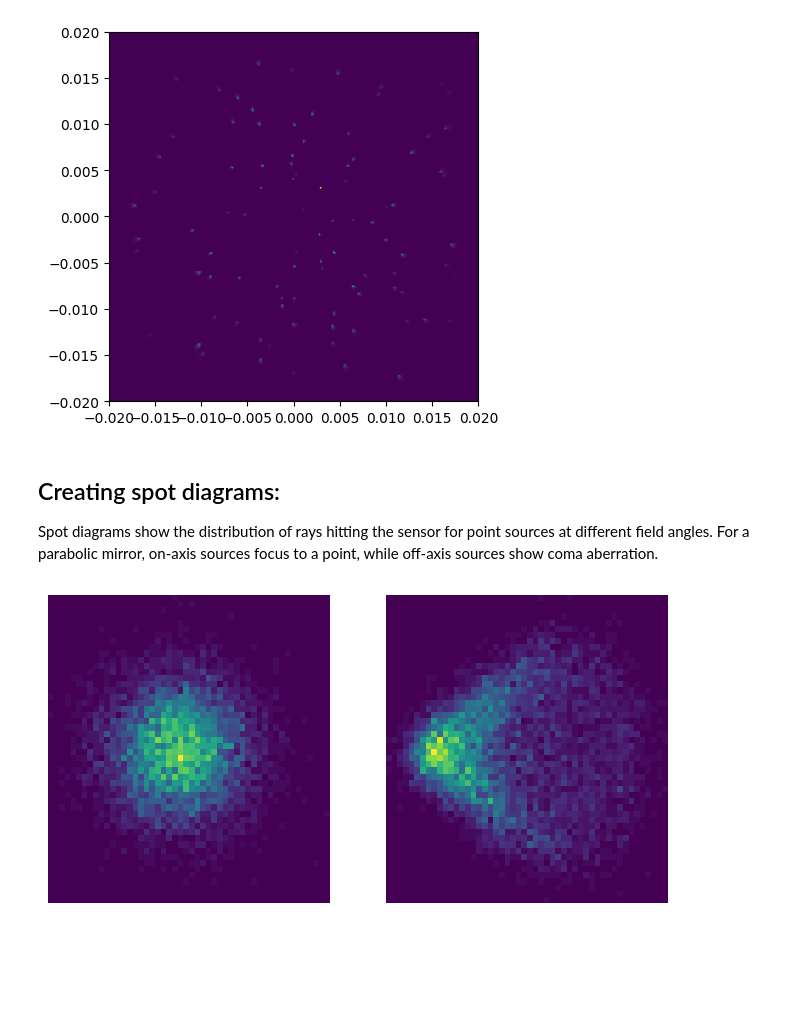
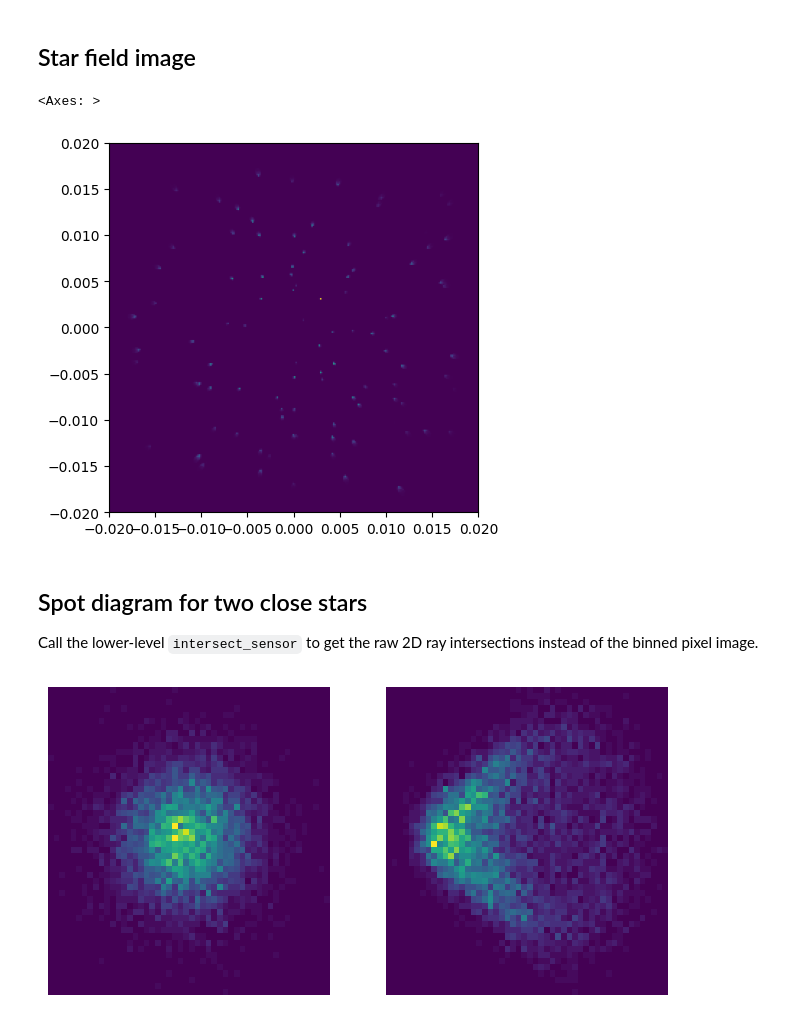
Before and after one commit to GerritRo/iactrace, a Jupyter notebook: docs/examples/Parabolic.ipynb, the cells around one changed output. Saved outputs shown, nothing was run; the diff lists cells and outputs as text; code cells hidden in the pictures; blank space fills up the shorter version.

```diff
--- a/docs/examples/Parabolic.ipynb
+++ b/docs/examples/Parabolic.ipynb
@@ -10,2 +11,7 @@ from iactrace import MCIntegrator, Telescope, show_telescope, squareshow
 # %%
-telescope = Telescope.from_yaml('../../configs/BASIC/Parabolic.yaml', MCIntegrator(8192), jax.random.key(42))
+telescope = Telescope.from_yaml(
+    '../../configs/BASIC/Parabolic.yaml',
+    n_samples=8192,
+    key=jax.random.key(42),
+)
+camera = Camera.from_yaml('../../configs/BASIC/default_camera.yaml')
@@ -14,2 +20,2 @@ We are in diffraction limited territory, which raytracing does not capture well.
 # %%
-telescope = telescope.apply_roughness(1)
+telescope = telescope.apply_roughness(0, 1)
@@ -25,54 +29,51 @@ scene.show(viewer='jupyter')
+# %% [markdown]
+## Star field image
 # %%
-# Generate star field
 n_stars = 100
 key = jax.random.key(42)
 key1, key2 = jax.random.split(key)
 
-# Small angular region (1 degree field of view)
 fov_deg = 5
-fov_rad = fov_deg * jax.numpy.pi / 180
+fov_rad = fov_deg * jnp.pi / 180
 
 x = jax.random.uniform(key1, (n_stars,), minval=-fov_rad/2, maxval=fov_rad/2)
 y = jax.random.uniform(key2, (n_stars,), minval=-fov_rad/2, maxval=fov_rad/2)
-z = -jax.numpy.ones(n_stars)
+z = -jnp.ones(n_stars)
 
-stars = jax.numpy.stack([x, y, z], axis=1)
-stars = stars / jax.numpy.linalg.norm(stars, axis=1, keepdims=True)
+stars = jnp.stack([x, y, z], axis=1)
+stars = stars / jnp.linalg.norm(stars, axis=1, keepdims=True)
 
-# Set random flux values for stars:
-key = jax.random.key(4242)
-f_stars = jax.random.uniform(key, shape=(len(stars),))
+f_stars = jax.random.uniform(jax.random.key(4242), shape=(len(stars),))
 
-# Render image on sensor:
-image = telescope.render(stars, f_stars, source_type='parallel')
+rays = telescope.render(stars, f_stars, source_type='parallel')
+image = camera.image(rays)
 
-# Visualize result:
 fig, ax = plt.subplots()
-ax = squareshow(image, telescope.sensors[0], ax=ax)
+squareshow(image, camera.sensor_groups[0], ax=ax)
 # %% [output]
+<Axes: >
 [figure]
-# %% [markdown]
-## Creating spot diagrams:
-
-Spot diagrams show the distribution of rays hitting the sensor for point sources
-at different field angles. For a parabolic mirror, on-axis sources focus to a point,
-while off-axis sources show coma aberration.
+# %% [markdown]
+## Spot diagram for two close stars
+
+Call the lower-level ``intersect_sensor`` to get the raw 2D ray intersections instead of the binned pixel image.
 # %%
-# Generate 2 stars at different offsets
-stars = jax.numpy.array([[0,0,-1],[0.004,0.000,-1]])
-stars = stars / jax.numpy.linalg.norm(stars, axis=1, keepdims=True)
+from iactrace.camera.camera import intersect_sensor
 
-# Give stars the same flux
-f_stars = jax.numpy.array([1,1])
+stars = jnp.array([[0, 0, -1], [0.004, 0.000, -1]])
+stars = stars / jnp.linalg.norm(stars, axis=1, keepdims=True)
+f_stars = jnp.array([1.0, 1.0])
 
-# Use debug render to get intersections:
-points, sensor, weight = telescope.render(stars, f_stars, source_type='parallel', debug=True)
+rays = telescope.render(stars, f_stars, source_type='parallel')
+sensor_rays, _, hit_mask = intersect_sensor(camera, rays, sensor_idx=0)
+points = sensor_rays.origins
+weight = sensor_rays.values * hit_mask
 # %%
-fig, ax = plt.subplots(ncols=2, figsize=(8,4))
-chunks = jax.numpy.array_split(points, 2)
-wchunks = jax.numpy.array_split(weight, 2)
+fig, ax = plt.subplots(ncols=2, figsize=(8, 4))
+chunks = jnp.array_split(points, 2)
+wchunks = jnp.array_split(weight, 2)
 for i, chunk in enumerate(chunks):
     ax[i].hist2d(chunk[:, 0], chunk[:, 1], weights=wchunks[i], bins=50)
     ax[i].axis('off')
 # %% [output]
-[figure, old version]
+[figure, new version]
```
Also changed, not shown: parts of 9 cells of this notebook, 51 other files.
